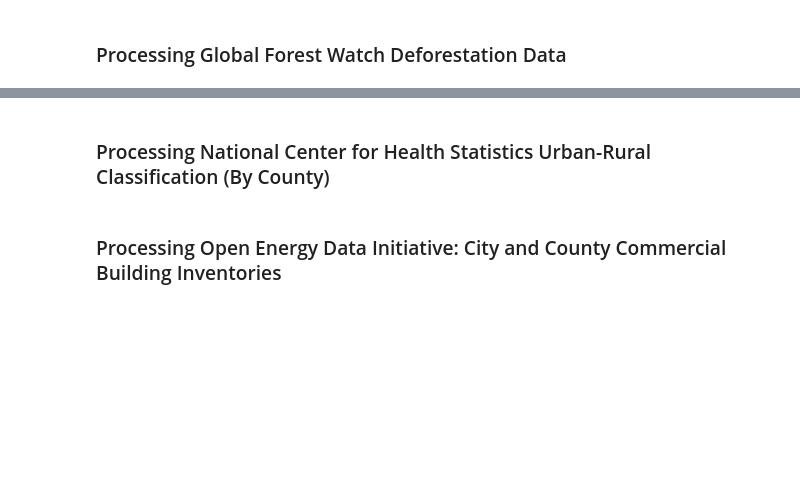
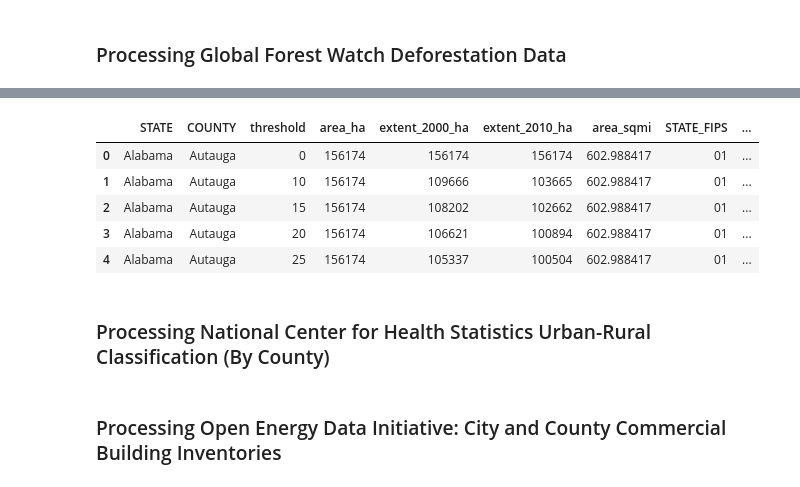
Before and after one commit to Calvin-Davis/CMSC320-FinalProject-Birds, a Jupyter notebook: Code/compiled_submission.ipynb, the cells around one changed output, grey strips where cells are left out. Drawn from its saved outputs; the diff is of its cells as text; code cells hidden in the pictures; blank space fills up the shorter version.

```diff
--- a/Code/compiled_submission.ipynb
+++ b/Code/compiled_submission.ipynb
@@ -619,11 +663,21 @@ for num in loss_over_time["threshold"].unique():
 
 loss_over_time.to_csv(os.path.join(directory, f'Annual_Forest_Loss_ALL.csv'), index=False)
 # %%
+# Finally, sum the total canopy cover lost for each (State, County, threshold) combination across all
+# years from 2000 to 2010, and save it to a csv file in the Deforestation directory.
 total_forest_loss = loss_over_time.groupby(["STATE", "COUNTY", "threshold", "area_ha", "extent_2000_ha", "extent_2010_ha", "area_sqmi", "STATE_FIPS", "CNTY_FIPS", "FIPS"]).agg("sum").reset_index()
 total_forest_loss = total_forest_loss.drop(["Year"], axis=1)
 
 for num in total_forest_loss["threshold"].unique():
     subset = total_forest_loss[total_forest_loss["threshold"] == num]
     subset.to_csv(os.path.join(directory, f'Total_Forest_Loss_Threshold_{num}.csv'), index=False)
 
 total_forest_loss.to_csv(os.path.join(directory, f'Total_Forest_Loss_ALL.csv'), index=False)
+total_forest_loss.head(5)
+# %% [output]
+|  | STATE | COUNTY | threshold | area_ha | extent_2000_ha | extent_2010_ha | area_sqmi | STATE_FIPS | ... |
+| 0 | Alabama | Autauga | 0 | 156174 | 156174 | 156174 | 602.988417 | 01 | ... |
+| 1 | Alabama | Autauga | 10 | 156174 | 109666 | 103665 | 602.988417 | 01 | ... |
+| 2 | Alabama | Autauga | 15 | 156174 | 108202 | 102662 | 602.988417 | 01 | ... |
+| 3 | Alabama | Autauga | 20 | 156174 | 106621 | 100894 | 602.988417 | 01 | ... |
+| 4 | Alabama | Autauga | 25 | 156174 | 105337 | 100504 | 602.988417 | 01 | ... |
```
Also changed, not shown: parts of 12 cells of this notebook.
